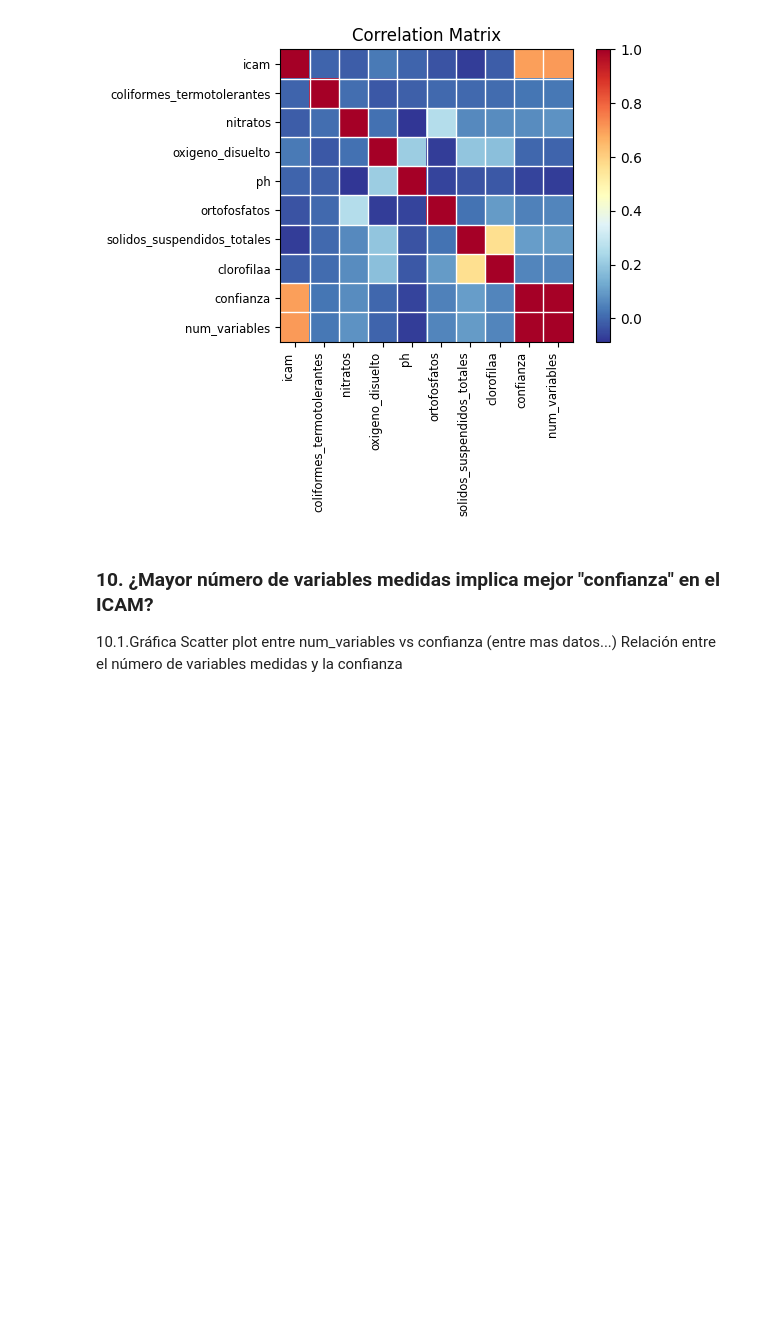
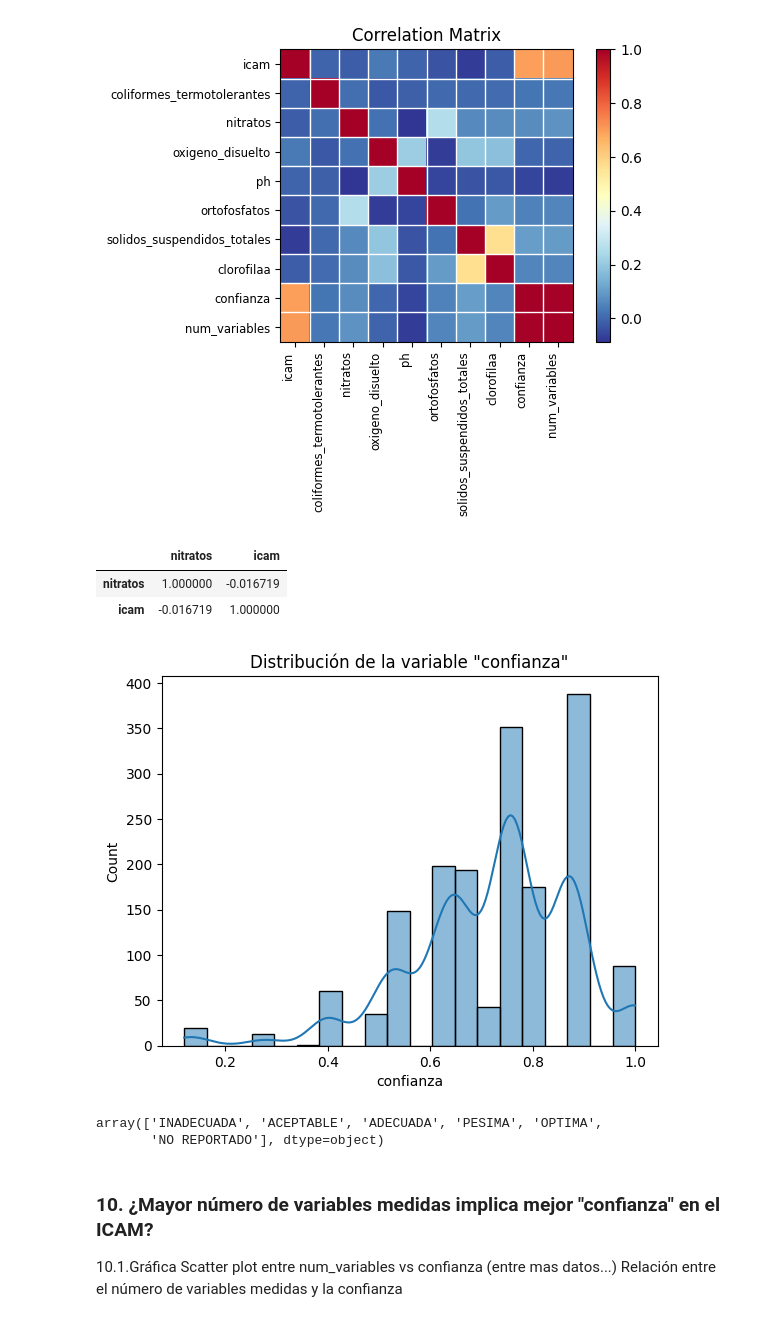
Before and after one commit to catago16/proyectoICAM, a Jupyter notebook: limpieza.ipynb, the cells around one changed output. Cells and saved outputs as stored; diff of their text form; code cells hidden in the pictures; blank space fills up the shorter version.

```diff
--- a/limpieza.ipynb
+++ b/limpieza.ipynb
@@ -9,7 +9,7 @@ import statsmodels.api as sm
 import seaborn as sns
 # %%
 ## Cargar la base de datos y ver las primeras filas con head
-df = pd.read_csv(r'C:\Users\CATALINA\OneDrive\Desktop\proyectoICAM\ReporteICAM.csv')
+df = pd.read_csv(r'C:\Users\RAC-BELLABFES\Desktop\proyectoICAM\ReporteICAM.csv')
 df.head()
 # %% [output]
 |  | ano | muestreo | departamento | estacion | coduer | sustrato | latitud | longitud | ca_cla | ca_cte | ... |
@@ -527,6 +527,27 @@ plt.xticks(rotation=90)
 plt.show()
 # %% [output]
 [figure]
+# %%
+icam[['nitratos', 'icam']].corr()
+# %% [output]
+|  | nitratos | icam |
+| nitratos | 1.000000 | -0.016719 |
+| icam | -0.016719 | 1.000000 |
+# %%
+### Evaluacion icam vs cada contaminante
+##mapa de calor
+
+
+sns.histplot(data=icam, x='confianza', bins=20, kde=True)
+plt.title('Distribución de la variable "confianza"')
+plt.show()
+# %% [output]
+[figure, added]
+# %%
+pd.unique(icam['icam_calificacion'])
+# %% [output]
+array(['INADECUADA', 'ACEPTABLE', 'ADECUADA', 'PESIMA', 'OPTIMA',
+       'NO REPORTADO'], dtype=object)
 # %% [markdown]
 <h3> 10. ¿Mayor número de variables medidas implica mejor "confianza" en el ICAM? </h3>
 10.1.Gráfica Scatter plot entre num_variables vs confianza (entre mas datos...)
```
Also changed, not shown: parts of 4 cells of this notebook, 1 other file.
